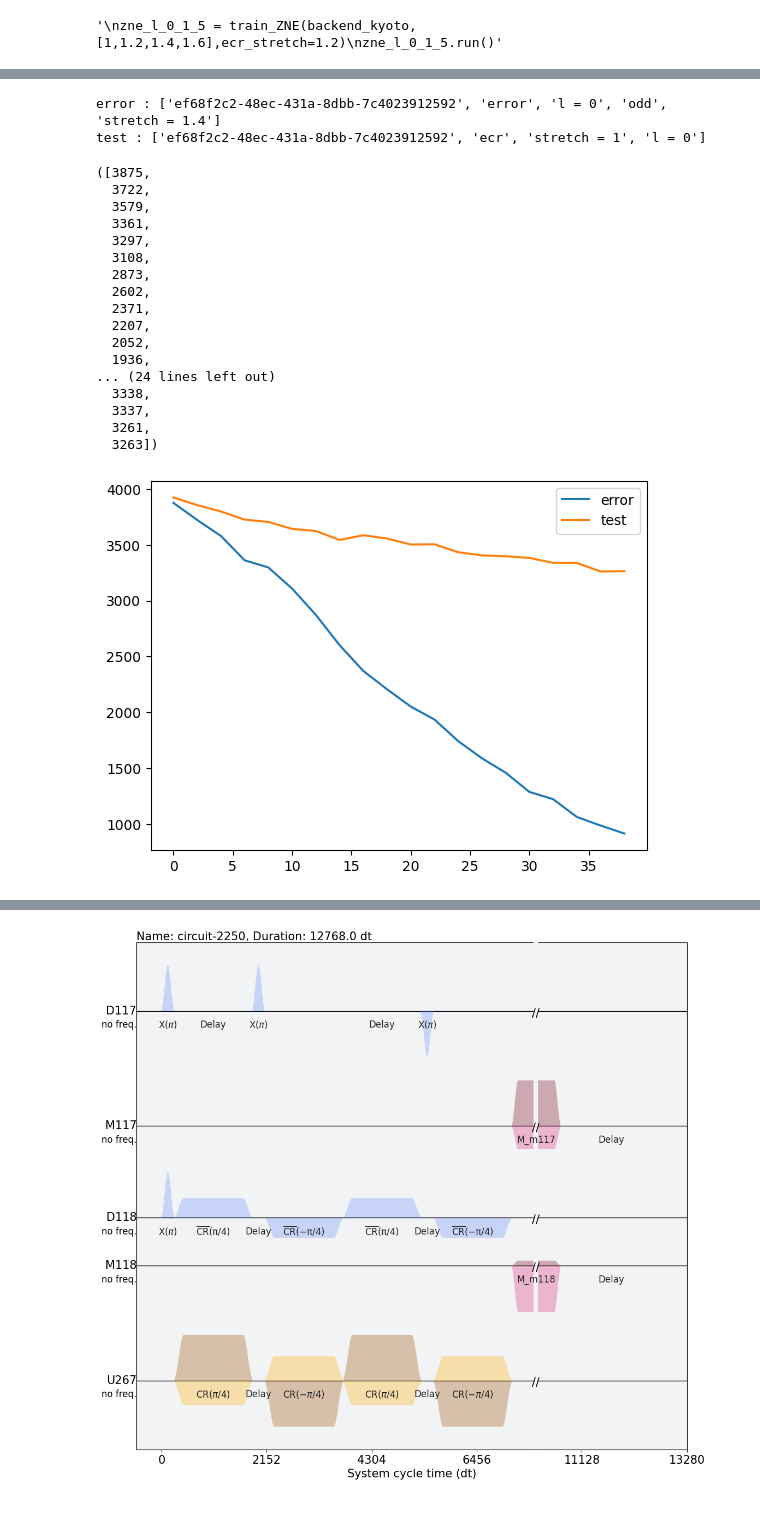
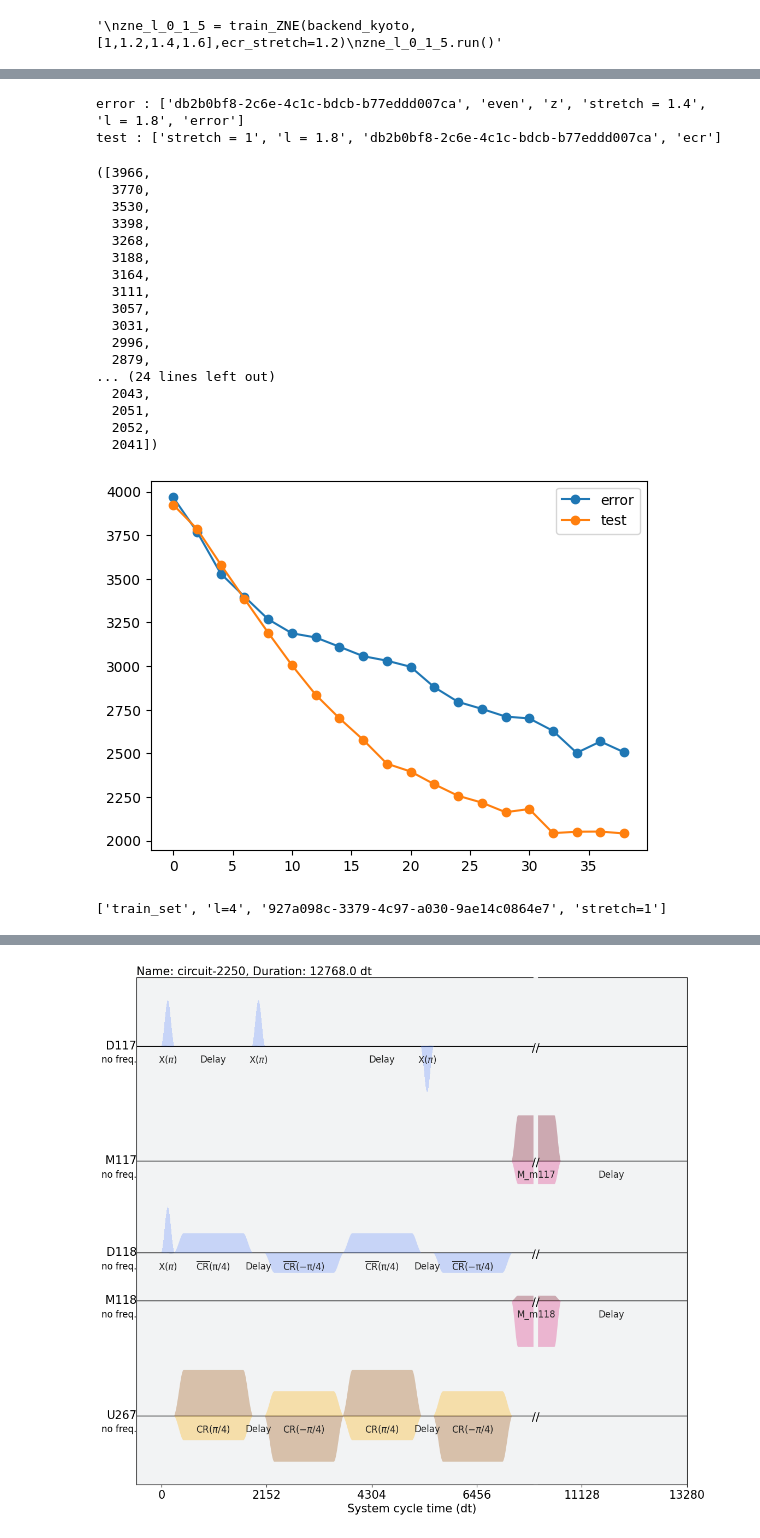
Before and after one commit to pop756/Quantum_KAN, a Jupyter notebook: Real_backend.ipynb, the cells around one changed output, grey strips where cells are left out. Cells and saved outputs as stored; diff of their text form; code cells hidden in the pictures.

Commit message:
train

```diff
--- a/Real_backend.ipynb
+++ b/Real_backend.ipynb
@@ -179,0 +183,20 @@ zne_l_0.job_stretch_odd"""
+# %%
+import matplotlib.pyplot as plt
+def job_plot(job_1,job_2):
+    print(f'error : {job_1.tags}')
+    print(f'test : {job_2.tags}')
+    job_1_result = job_1.result()
+    job_2_result = job_2.result()
+    data_1_list = []
+    data_2_list = []
+    for i in range(20):
+        data_1 = job_1_result[i].data['meas'].get_counts()['00']
+        data_2 = job_2_result[i].data['meas'].get_counts()['00']
+        data_1_list.append(data_1)
+        data_2_list.append(data_2)
+    plt.plot([2*i for i in range(20)],data_1_list,'o-',label='error')
+    plt.plot([2*i for i in range(20)],data_2_list,'o-',label='test')
+    plt.legend()
+    return data_1_list,data_2_list
+
+job_plot(zne_l_0_1_5.job_stretch[1],zne_l_0_1_5.job_test_list)
@@ -180,41 +224,41 @@ zne_l_0.job_stretch_odd"""
 # %%
 import matplotlib.pyplot as plt
 def job_plot(job_1,job_2):
     print(f'error : {job_1.tags}')
     print(f'test : {job_2.tags}')
     job_1_result = job_1.result()
     job_2_result = job_2.result()
     data_1_list = []
     data_2_list = []
     for i in range(20):
         data_1 = job_1_result[i].data['meas'].get_counts()['00']
         data_2 = job_2_result[i].data['meas'].get_counts()['00']
         data_1_list.append(data_1)
         data_2_list.append(data_2)
-    plt.plot([2*i for i in range(20)],data_1_list,label='error')
-    plt.plot([2*i for i in range(20)],data_2_list,label='test')
+    plt.plot([2*i for i in range(20)],data_1_list,'o-',label='error')
+    plt.plot([2*i for i in range(20)],data_2_list,'o-',label='test')
     plt.legend()
     return data_1_list,data_2_list
 
-job_plot(zne_l_0_1_5.job_stretch_odd[1.4],zne_l_0_1_5.job_test_list)
+job_plot(zne_l_0_1_5.job_stretch[1.4],zne_l_0_1_5.job_test_list)
 # %% [output]
-error : ['ef68f2c2-48ec-431a-8dbb-7c4023912592', 'error', 'l = 0', 'odd', 'stretch = 1.4']
-test : ['ef68f2c2-48ec-431a-8dbb-7c4023912592', 'ecr', 'stretch = 1', 'l = 0']
+error : ['db2b0bf8-2c6e-4c1c-bdcb-b77eddd007ca', 'even', 'z', 'stretch = 1.4', 'l = 1.8', 'error']
+test : ['stretch = 1', 'l = 1.8', 'db2b0bf8-2c6e-4c1c-bdcb-b77eddd007ca', 'ecr']
-([3875,
-  3722,
-  3579,
-  3361,
-  3297,
-  3108,
-  2873,
-  2602,
-  2371,
-  2207,
+([3966,
+  3770,
+  3530,
+  3398,
+  3268,
+  3188,
+  3164,
+  3111,
+  3057,
+  3031,
+  2996,
+  2879,
+... (24 lines left out)
+  2043,
+  2051,
   2052,
-  1936,
-... (24 lines left out)
-  3338,
-  3337,
-  3261,
-  3263])
+  2041])
-[figure, old version]
+[figure, new version]
@@ -220,0 +273,4 @@ test : ['ef68f2c2-48ec-431a-8dbb-7c4023912592', 'ecr', 'stretch = 1', 'l = 0']
+# %%
+zne_osaka.train_jobs[0].tags
+# %% [output]
+['train_set', 'l=4', '927a098c-3379-4c97-a030-9ae14c0864e7', 'stretch=1']
```
Also changed, not shown: parts of 21 cells of this notebook, 1 other file.
